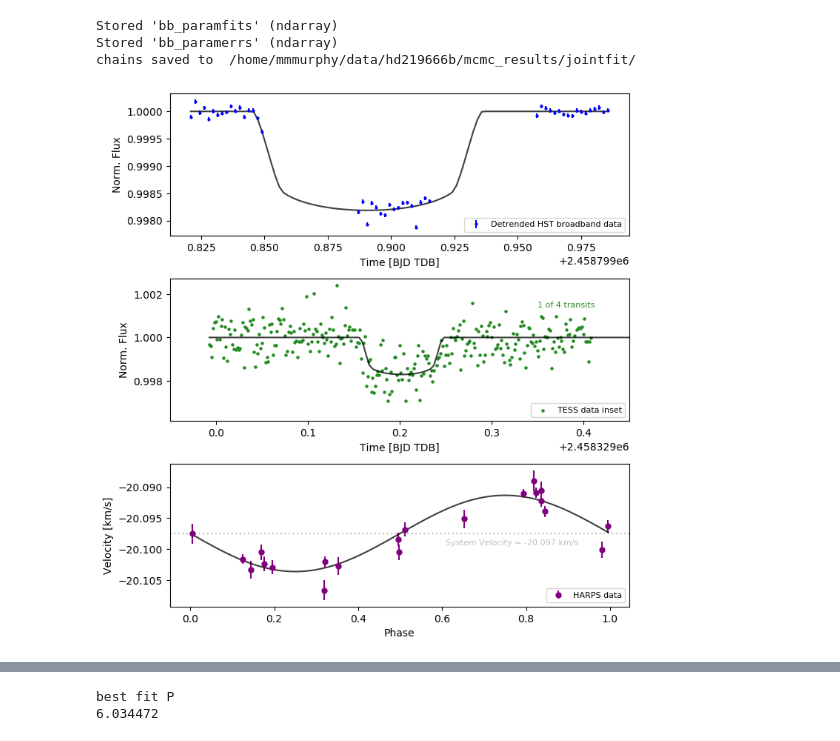
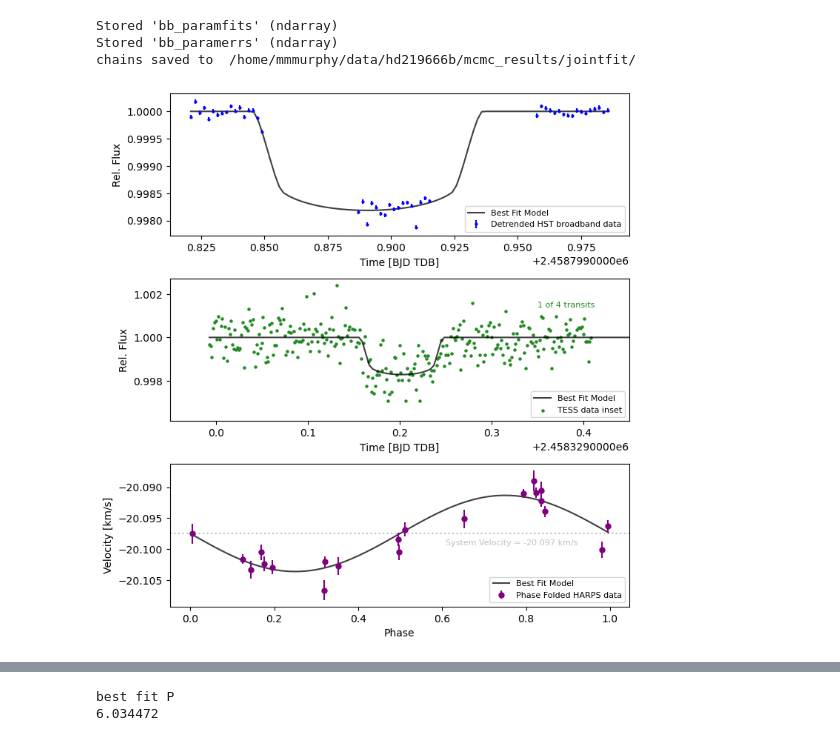
Before and after one commit to mm-murphy/hd219666b, a Jupyter notebook: modeling/Light Curve Fit - HST Broadband and TESS and HARPS RV.ipynb, the cells around one changed output, grey strips where cells are left out. Cells and saved outputs as stored; diff of their text form; code cells hidden in the pictures.

Commit message:
updating plots

```diff
--- a/modeling/Light Curve Fit - HST Broadband and TESS and HARPS RV.ipynb
+++ b/modeling/Light Curve Fit - HST Broadband and TESS and HARPS RV.ipynb
@@ -567,33 +567,33 @@ chains saved to  /home/mmmurphy/data/hd219666b/mcmc_results/jointfit/
 # %%
 #lnPost_init = lnPosterior(theta_init)
 #print('Initial lnPosterior:', lnPost_init)
 fig, ax = plt.subplots(figsize=(8,9), nrows=3)
 plt.subplots_adjust(hspace=0.3)
-ax[0].plot(times_h_smooth, transit_h_smooth, c='black', alpha=0.75)
+ax[0].plot(times_h_smooth, transit_h_smooth, c='black', alpha=0.75, label='Best Fit Model')
 ax[0].errorbar(times_h, detflux_h, deterrs_h, marker='o', ls='None', c='blue', ms=2, label='Detrended HST broadband data')
-ax[0].set(xlabel='Time [BJD TDB]', ylabel='Norm. Flux')
+ax[0].set(xlabel='Time [BJD TDB]', ylabel='Rel. Flux')
 ax[0].legend(loc='lower right', frameon=True, fontsize=8)
 
-ax[1].plot(times_t_smooth, transit_t_smooth, c='black', alpha=0.75)
+ax[1].plot(times_t_smooth, transit_t_smooth, c='black', alpha=0.75, label='Best Fit Model')
 ax[1].scatter(times_t, fluxes_t, c='forestgreen', s=5, label='TESS data inset')
 ax[1].set_xlim((lit_tc-.25), (lit_tc+.25))
-ax[1].set(xlabel='Time [BJD TDB]', ylabel='Norm. Flux')
+ax[1].set(xlabel='Time [BJD TDB]', ylabel='Rel. Flux')
 ax[1].text(0.8, 0.8, '1 of 4 transits', c='forestgreen', fontsize=8, transform=ax[1].transAxes)
 ax[1].legend(loc='lower right', frameon=True, fontsize=8)
 #ax[1].axvline(lit_tc, c='gray', alpha=0.75)
 
 
 ax[2].axhline(param_fits[17], c='gray', ls='dotted', alpha=0.5)
 ax[2].text(0.6, 0.43, 'System Velocity = %.3f km/s'%(param_fits[17]), c='gray', alpha=0.5, fontsize=8, transform=ax[2].transAxes)
-ax[2].plot(RVsmoothphase, RVsmoothmodel, c='black', alpha=0.75)
-ax[2].errorbar(phase_rv, vels_rv, errs_rv, ls='None', marker='o', c='purple', ms=5, label='HARPS data')
+ax[2].plot(RVsmoothphase, RVsmoothmodel, c='black', alpha=0.75, label='Best Fit Model')
+ax[2].errorbar(phase_rv, vels_rv, errs_rv, ls='None', marker='o', c='purple', ms=5, label='Phase Folded HARPS data')
 ax[2].set(xlabel='Phase', ylabel='Velocity [km/s]')
 ax[2].legend(loc='lower right', frameon=True, fontsize=8)
 
 plt.savefig('figures/combined_bbfits.png', dpi=400, bbox_inches='tight')
 plt.show()
 # %% [output]
-[figure, old version]
+[figure, new version]
 # %%
 ## things to print out
 # best fit parameters
```
Also changed, not shown: parts of 5 cells of this notebook, 4 other files.
